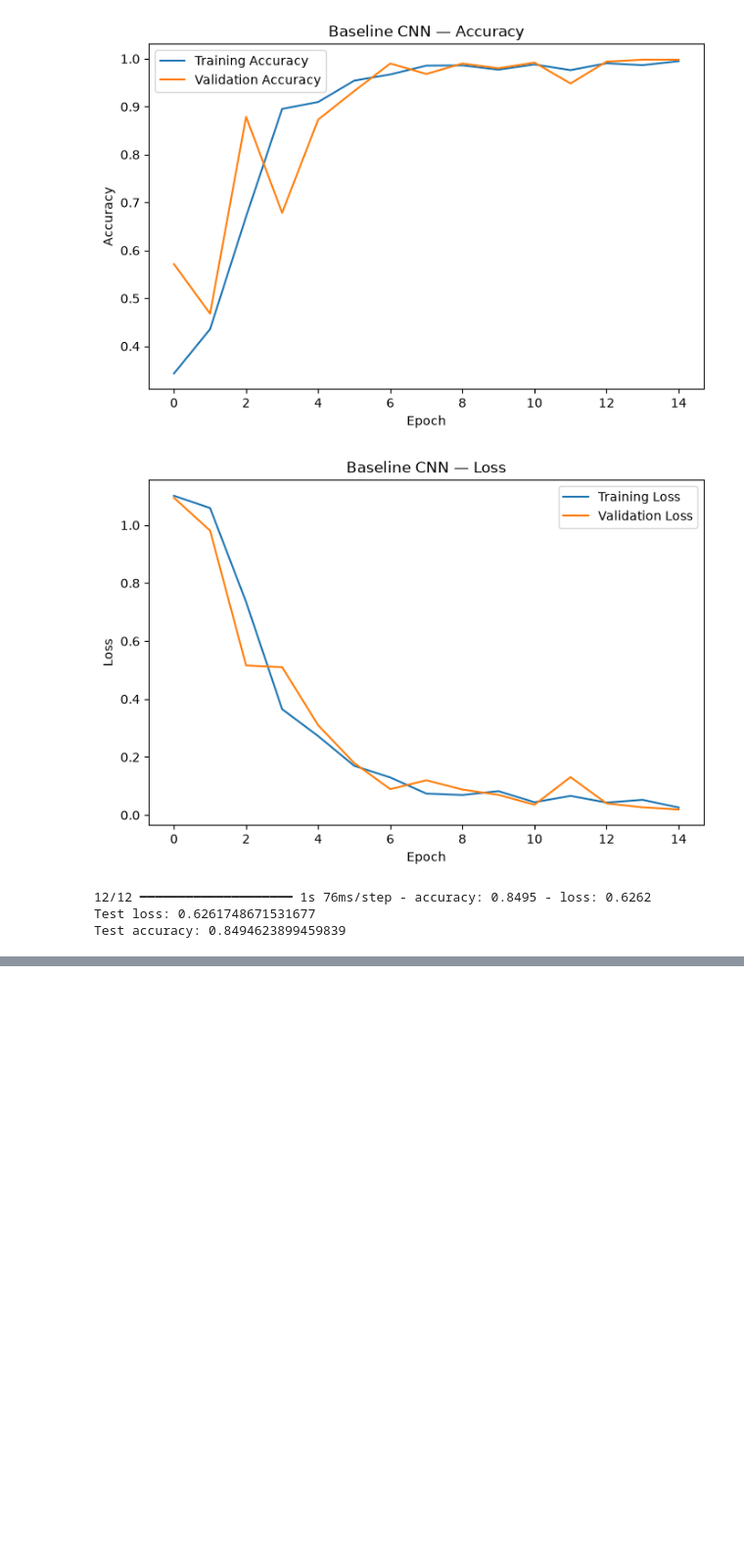
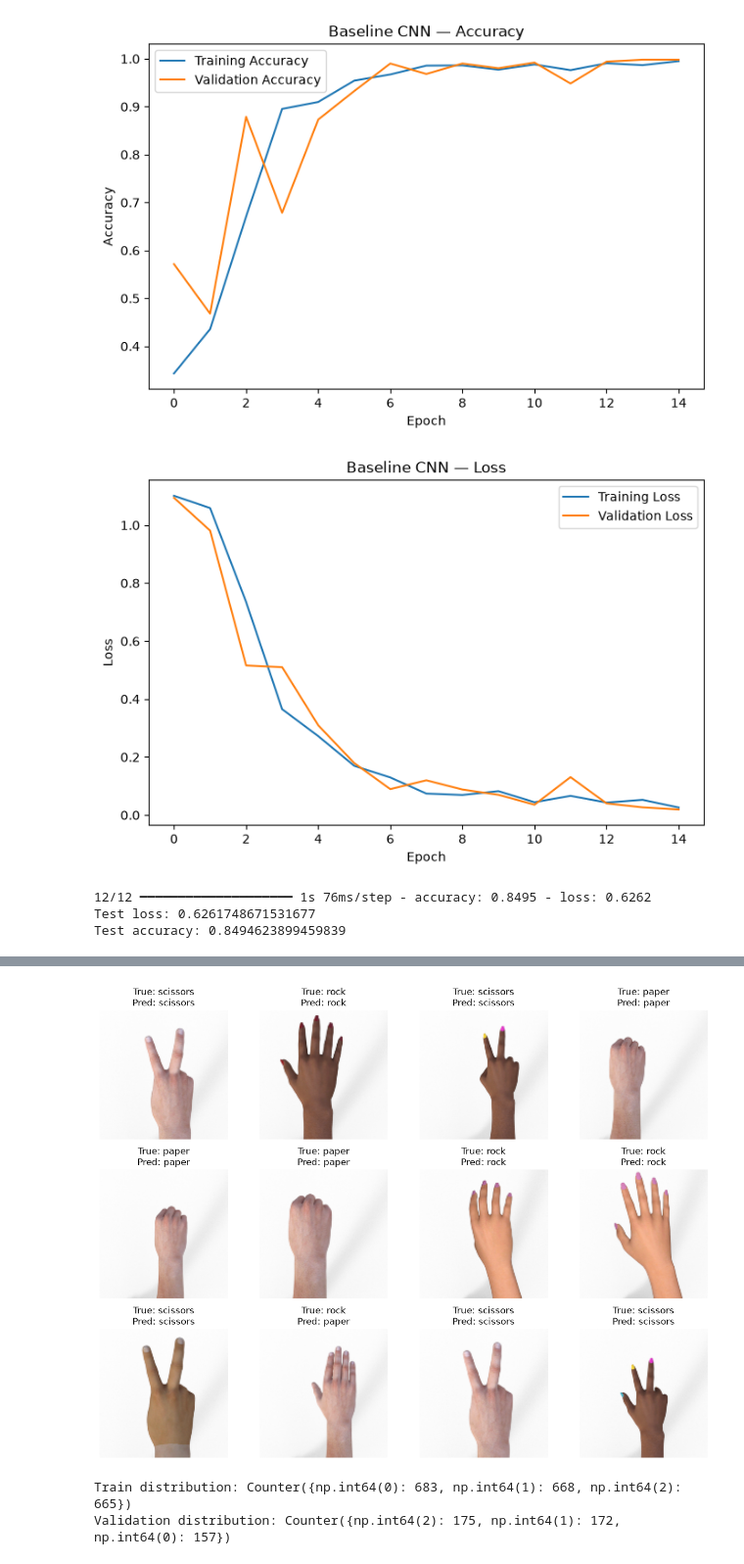
Before and after one commit to NSharp-mahajan/RPS---Deep-learning, a Jupyter notebook: notebooks/rps_cnn_battle.ipynb, the cells around one changed output, grey strips where cells are left out. Shown at 98% size. Cells and saved outputs as stored; diff of their text form; code cells hidden in the pictures; blank space fills up the shorter version.

```diff
--- a/notebooks/rps_cnn_battle.ipynb
+++ b/notebooks/rps_cnn_battle.ipynb
@@ -407,0 +439,24 @@ Test accuracy: 0.8494623899459839
+# %%
+y_true = []
+y_pred = []
+
+for images, labels in test_ds:
+    predictions = model.predict(images, verbose=0)
+
+    y_true.extend(labels.numpy())
+    y_pred.extend(np.argmax(predictions, axis=1))
+
+y_true = np.array(y_true)
+y_pred = np.array(y_pred)
+
+print("Confusion Matrix:")
+print(confusion_matrix(y_true, y_pred))
+
+print("\nClassification Report:")
+print(
+    classification_report(
+        y_true,
+        y_pred,
+        target_names=["paper", "rock", "scissors"]
+    )
+)
@@ -407,0 +479,39 @@ Test accuracy: 0.8494623899459839
+# %%
+class_names = ["paper", "rock", "scissors"]
+
+plt.figure(figsize=(12, 9))
+
+for images, labels in test_ds.take(1):
+    predictions = model.predict(images, verbose=0)
+
+    for i in range(12):
+        plt.subplot(3, 4, i + 1)
+
+        true_label = class_names[labels[i].numpy()]
+        predicted_label = class_names[np.argmax(predictions[i])]
+
+        plt.imshow(images[i].numpy())
+        plt.title(f"True: {true_label}\nPred: {predicted_label}")
+        plt.axis("off")
+
+plt.tight_layout()
+plt.show()
+# %% [output]
+[figure, added]
+# %%
+from collections import Counter
+
+train_labels = []
+val_labels = []
+
+for _, labels in train_raw:
+    train_labels.append(labels.numpy())
+
+for _, labels in val_raw:
+    val_labels.append(labels.numpy())
+
+print("Train distribution:", Counter(train_labels))
+print("Validation distribution:", Counter(val_labels))
+# %% [output]
+Train distribution: Counter({np.int64(0): 683, np.int64(1): 668, np.int64(2): 665})
+Validation distribution: Counter({np.int64(2): 175, np.int64(1): 172, np.int64(0): 157})
```
Also changed, not shown: parts of 3 cells of this notebook, 1 other file.
